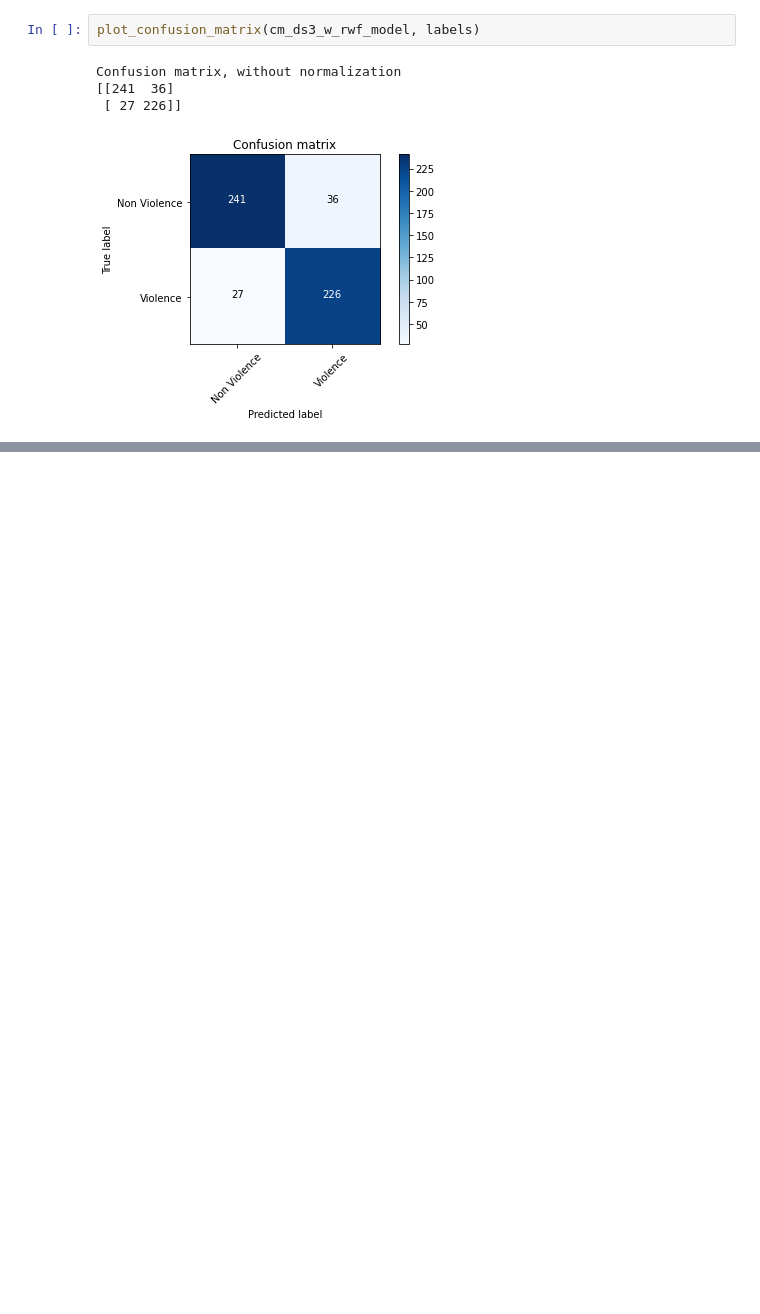
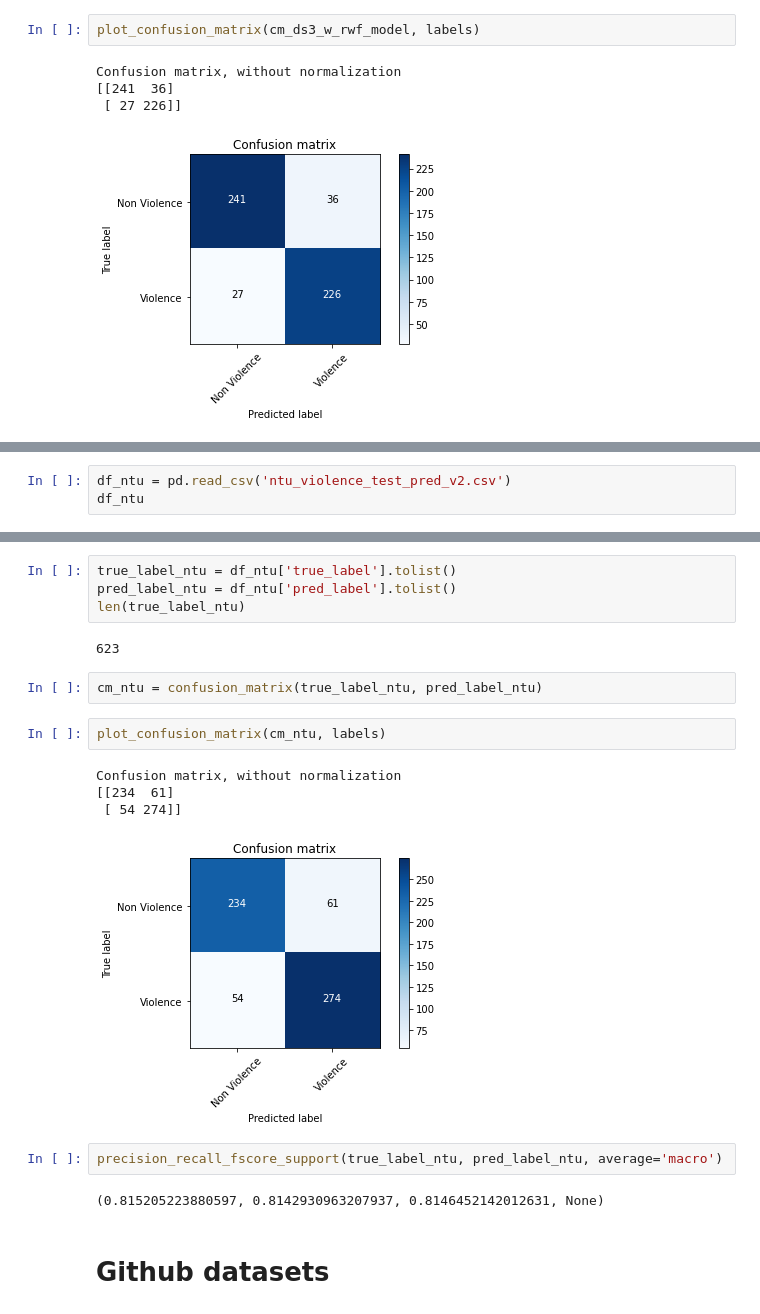
Before and after one commit to phapnm/Violence-Recognition, a Jupyter notebook: metrics.ipynb, the cells around one changed output, grey strips where cells are left out. Drawn from its saved outputs; the diff is of its cells as text; blank space fills up the shorter version.

```diff
--- a/metrics.ipynb
+++ b/metrics.ipynb
@@ -217,0 +350,3 @@ Confusion matrix, without normalization
+# %%
+df_ntu = pd.read_csv('ntu_violence_test_pred_v2.csv')
+df_ntu
@@ -217,0 +367,21 @@ Confusion matrix, without normalization
+# %%
+true_label_ntu = df_ntu['true_label'].tolist()
+pred_label_ntu = df_ntu['pred_label'].tolist()
+len(true_label_ntu)
+# %% [output]
+623
+# %%
+cm_ntu = confusion_matrix(true_label_ntu, pred_label_ntu)
+# %%
+plot_confusion_matrix(cm_ntu, labels)
+# %% [output]
+Confusion matrix, without normalization
+[[234  61]
+ [ 54 274]]
+[figure, added]
+# %%
+precision_recall_fscore_support(true_label_ntu, pred_label_ntu, average='macro')
+# %% [output]
+(0.815205223880597, 0.8142930963207937, 0.8146452142012631, None)
+# %% [markdown]
+# Github datasets
```
Also changed, not shown: parts of 55 cells of this notebook, 42 other files.
